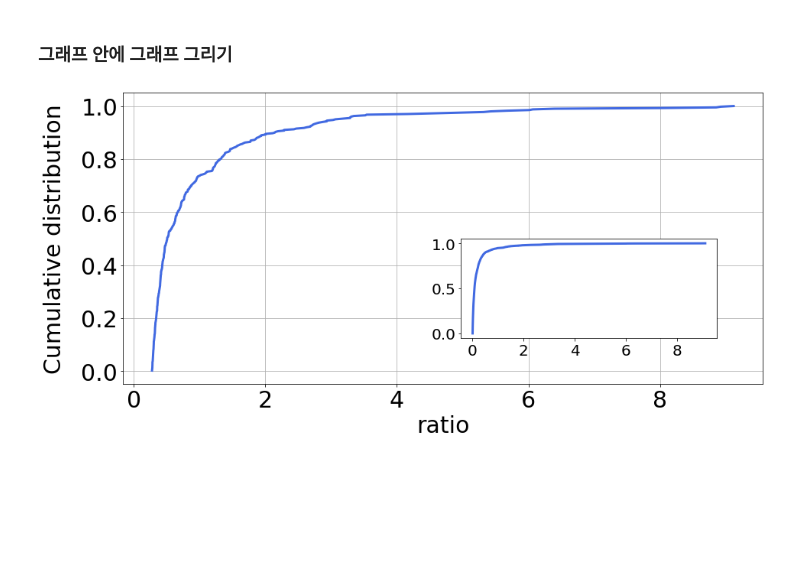
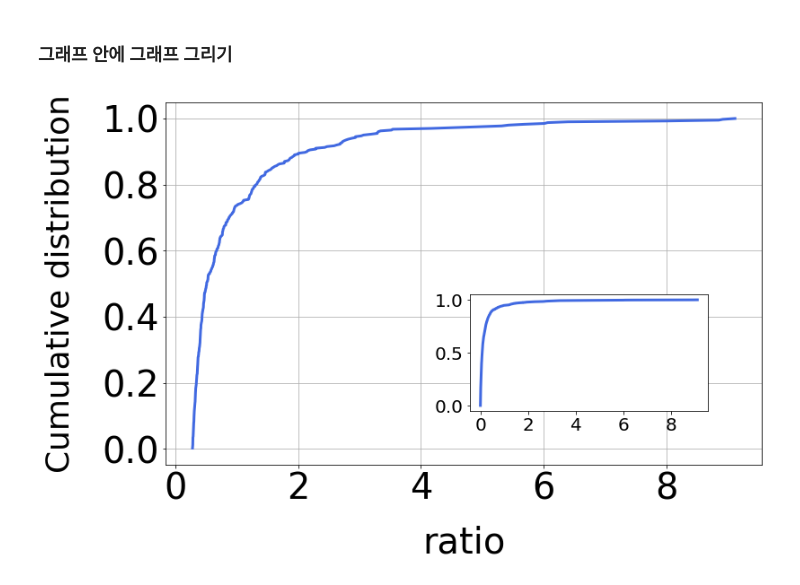
Before and after one commit to unhochoi/sparse-matrix-multiplication, a Jupyter notebook: figure/pyplot/sparse-to-dense-overhead-v2.ipynb, the cells around one changed output. Saved outputs shown, nothing was run; the diff lists cells and outputs as text; code cells hidden in the pictures; blank space fills up the shorter version.

Commit message:
add figure

```diff
--- a/figure/pyplot/sparse-to-dense-overhead-v2.ipynb
+++ b/figure/pyplot/sparse-to-dense-overhead-v2.ipynb
@@ -119,37 +119,45 @@ cdf = np.cumsum(y)
 
 # 상위 20% ratio
 ratio_top_20 = ratio[int(len(ratio)*0.8):]
 
 # 배열의 모든 값 초기화
 y = np.zeros(len(ratio_top_20)) + (1 / len(ratio_top_20))
 # 누적 비율 생성
 cdf_top_20 = np.cumsum(y)
 
 ##########################################################################################
 
-plt.rcParams.update({'font.size': 30}) # 폰트사이즈 디폴트 설정
-fig = plt.figure(figsize=(15,7)) # figure 크기 설정
+fontsize = 40
+
+plt.rc('axes', labelsize=fontsize)   # x,y축 label 폰트 크기
+plt.rc('xtick', labelsize=fontsize)  # x축 눈금 폰트 크기
+plt.rc('ytick', labelsize=fontsize)  # y축 눈금 폰트 크기
+
+fig = plt.figure(figsize=(12,8)) # figure 크기 설정
 
 # main subplot 추가
 ax = fig.add_subplot(111)
 
 ax.grid(True)
-ax.set_xlabel("ratio")
-ax.set_ylabel("Cumulative distribution", labelpad=20)
-ax.plot(ratio_top_20,cdf_top_20,linewidth=3, color = "royalblue")
+ax.set_xlabel("ratio", labelpad=20)
+ax.set_ylabel("Cumulative distribution", labelpad=30, fontsize=fontsize*0.9)
+ax.set_yticks([0,0.2, 0.4, 0.6, 0.8, 1.0])
+
+ax.plot(ratio_top_20,cdf_top_20, linewidth=3, color = "royalblue")
 
 # main subplot 에 insert subplot 추가
 ax_insert = inset_axes(ax, width="40%", height=1.8, loc=4, borderpad=2)
 
 ax_insert.tick_params(labelsize=20)
 ax_insert.set_xticks([0,2,4,6,8])
 ax_insert.set_yticks([0,0.5,1.0])
 
 # insert subplot 내부 표현
-ax_insert.plot(ratio,cdf,linewidth=3, color = "royalblue")
+ax_insert.plot(ratio,cdf, linewidth=3, color = "royalblue")
 
+fig.tight_layout()
 fig.savefig('./sparse-to-dense-overhead-v2-total.png')
 
 plt.show()
 # %% [output]
-[figure, old version]
+[figure, new version]
```
Also changed, not shown: 13 other files.
